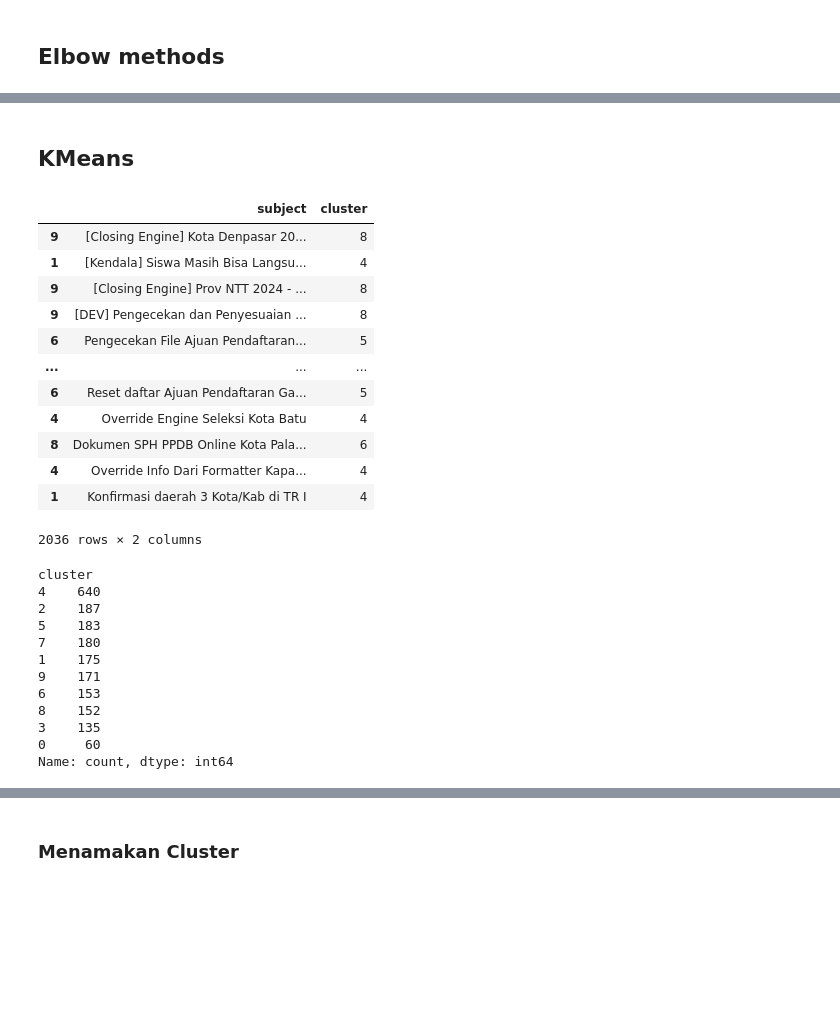
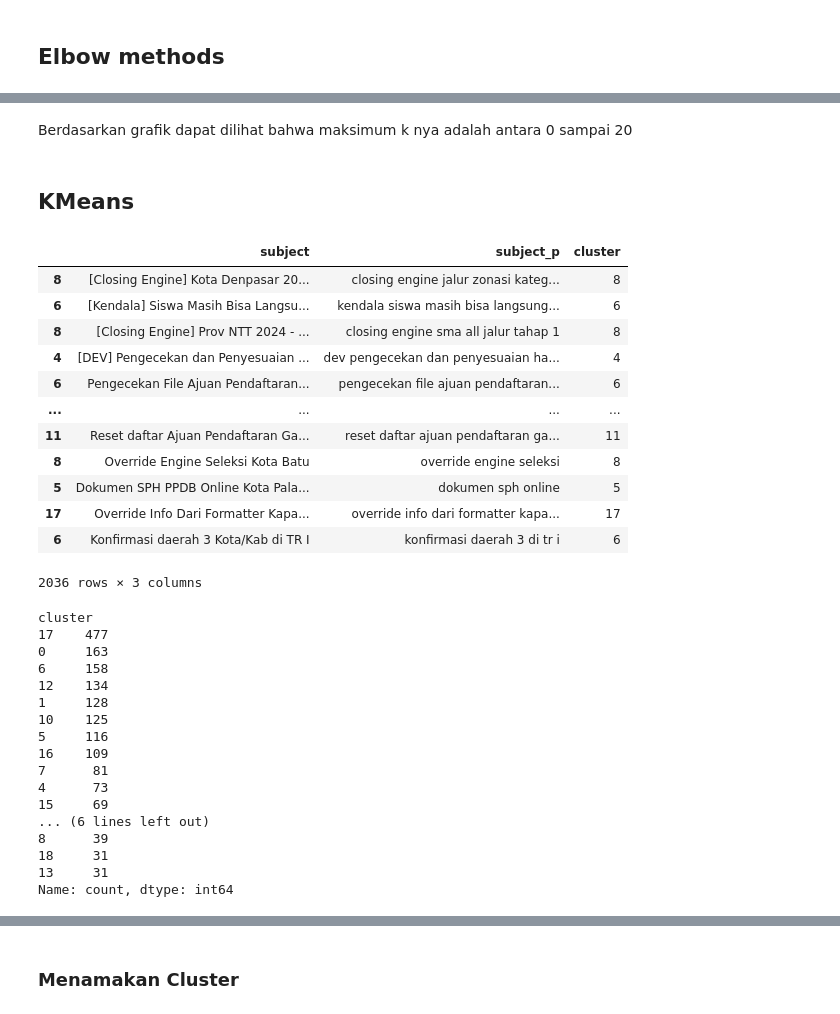
Before and after one commit to SindySA/PKL_Jayantara, a Jupyter notebook: Text Clustering.ipynb, the cells around one changed output, grey strips where cells are left out. Cells and saved outputs as stored; diff of their text form; code cells hidden in the pictures; blank space fills up the shorter version.

```diff
--- a/Text Clustering.ipynb
+++ b/Text Clustering.ipynb
@@ -315,3 +315,6 @@ data
 2034    override info dari formatter kapasitas jika ya...
 2035                         konfirmasi daerah 3  di tr i
 Name: subject, Length: 2036, dtype: object
+# %%
+data = data.str.replace(r'\s+', ' ', regex=True)
+data
@@ -420,9 +441,11 @@ def elbowplot(df, elbowmetric, model):
+# %% [markdown]
+Berdasarkan grafik dapat dilihat bahwa maksimum k nya adalah antara 0 sampai 20
 # %% [markdown]
 ## KMeans
 # %%
 from sklearn.cluster import KMeans
 
-num_clusters = 10
+num_clusters = 20
 
 km = KMeans(n_clusters=num_clusters)
 
@@ -430,36 +453,41 @@ km.fit(tfidf_matrix)
 
 clusters = km.labels_.tolist()
 # %%
-output = { 'subject': list(data_subj.values), 'cluster': clusters }
+output = { 'subject': list(data_subj.values),'subject_p': list(data.values), 'cluster': clusters }
 
-data_hsl = pd.DataFrame(films, index = [clusters] , columns = ['subject','cluster'])
+data_hsl = pd.DataFrame(output, index = [clusters] , columns = ['subject','subject_p','cluster'])
 data_hsl
 # %% [output]
-|  | subject | cluster |
-| 9 | [Closing Engine] Kota Denpasar 20... | 8 |
-| 1 | [Kendala] Siswa Masih Bisa Langsu... | 4 |
-| 9 | [Closing Engine] Prov NTT 2024 - ... | 8 |
-| 9 | [DEV] Pengecekan dan Penyesuaian ... | 8 |
-| 6 | Pengecekan File Ajuan Pendaftaran... | 5 |
-| ... | ... | ... |
-| 6 | Reset daftar Ajuan Pendaftaran Ga... | 5 |
-| 4 | Override Engine Seleksi Kota Batu | 4 |
-| 8 | Dokumen SPH PPDB Online Kota Pala... | 6 |
-| 4 | Override Info Dari Formatter Kapa... | 4 |
-| 1 | Konfirmasi daerah 3 Kota/Kab di TR I | 4 |
+|  | subject | subject_p | cluster |
+| 8 | [Closing Engine] Kota Denpasar 20... | closing engine jalur zonasi kateg... | 8 |
+| 6 | [Kendala] Siswa Masih Bisa Langsu... | kendala siswa masih bisa langsung... | 6 |
+| 8 | [Closing Engine] Prov NTT 2024 - ... | closing engine sma all jalur tahap 1 | 8 |
+| 4 | [DEV] Pengecekan dan Penyesuaian ... | dev pengecekan dan penyesuaian ha... | 4 |
+| 6 | Pengecekan File Ajuan Pendaftaran... | pengecekan file ajuan pendaftaran... | 6 |
+| ... | ... | ... | ... |
+| 11 | Reset daftar Ajuan Pendaftaran Ga... | reset daftar ajuan pendaftaran ga... | 11 |
+| 8 | Override Engine Seleksi Kota Batu | override engine seleksi | 8 |
+| 5 | Dokumen SPH PPDB Online Kota Pala... | dokumen sph online | 5 |
+| 17 | Override Info Dari Formatter Kapa... | override info dari formatter kapa... | 17 |
+| 6 | Konfirmasi daerah 3 Kota/Kab di TR I | konfirmasi daerah 3 di tr i | 6 |
-2036 rows × 2 columns
+2036 rows × 3 columns
 # %%
 data_hsl['cluster'].value_counts() #number of article per cluster (clusters from 0 to 4)
 # %% [output]
 cluster
-4    640
-2    187
-5    183
-7    180
-1    175
-9    171
-6    153
-8    152
-3    135
-0     60
+17    477
+0     163
+6     158
+12    134
+1     128
+10    125
+5     116
+16    109
+7      81
+4      73
+15     69
+... (6 lines left out)
+8      39
+18     31
+13     31
 Name: count, dtype: int64
```
Also changed, not shown: parts of 14 cells of this notebook.
